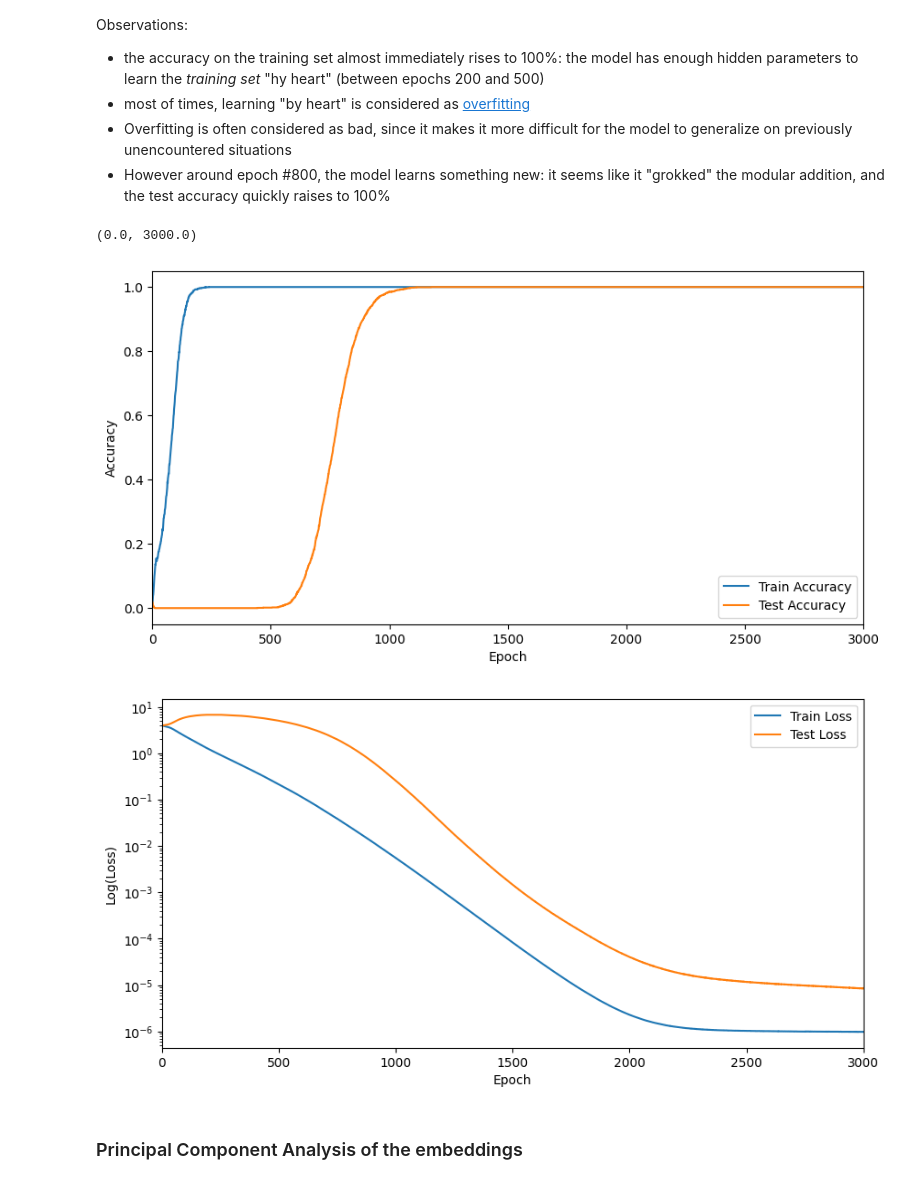
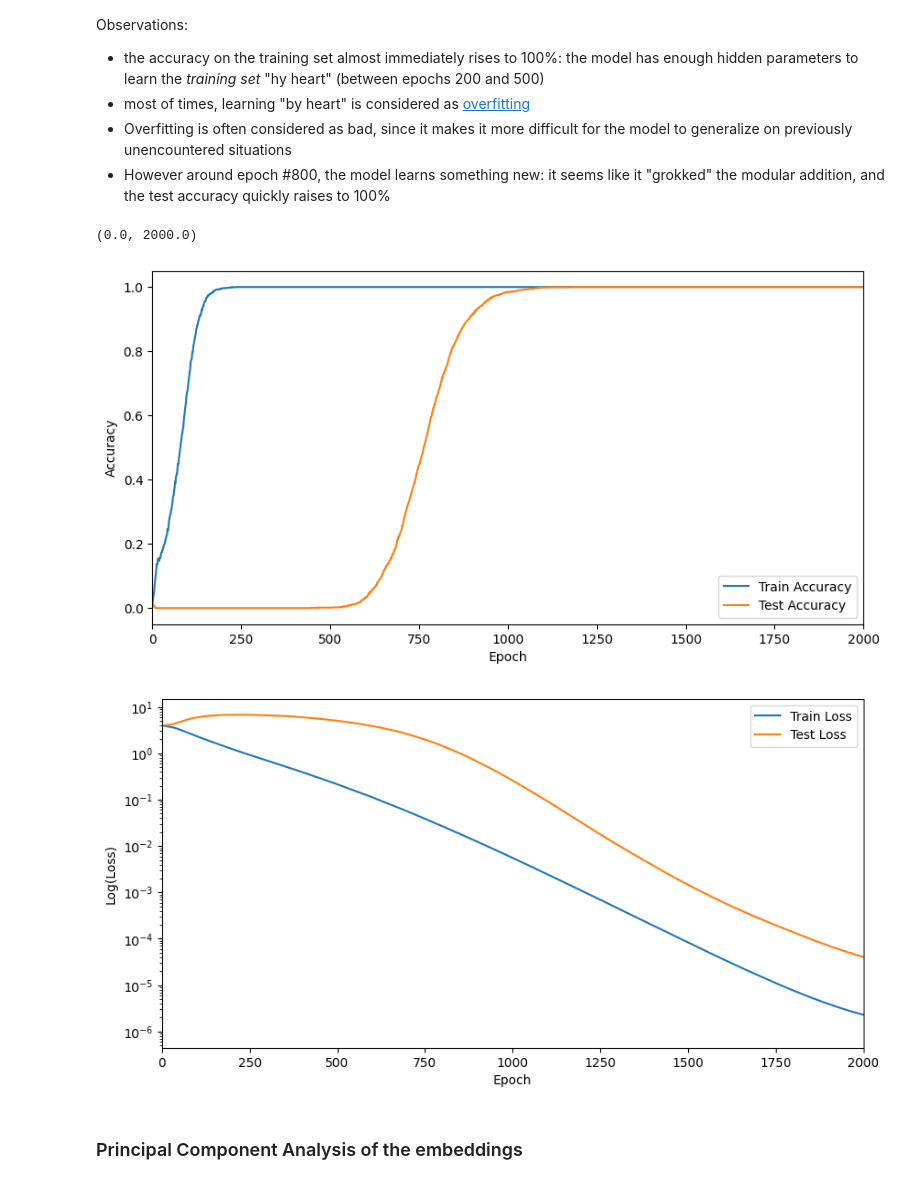
Before and after one commit to pthom/grokking, a Jupyter notebook: grokking.ipynb, the cells around one changed output. Cells and saved outputs as stored; diff of their text form; code cells hidden in the pictures.

```diff
--- a/grokking.ipynb
+++ b/grokking.ipynb
@@ -226,30 +226,30 @@ Observations:
 * Overfitting is often considered as bad, since it makes it more difficult for the model to generalize on previously unencountered situations
 * However around epoch #800, the model learns something new: it seems like it "grokked" the modular addition, and the test accuracy quickly raises to 100%
 # %%
-NB_EPOCH_PLOT = 3000
+NB_EPOCH_PLOT = 2000
 
 # Accuracy
 plt.figure(figsize=(10, 5))
 plt.plot(range(1, NB_EPOCHS + 1), train_acc_history, label='Train Accuracy')
 plt.plot(range(1, NB_EPOCHS + 1), test_acc_history, label='Test Accuracy')
 plt.xlabel('Epoch')
 plt.ylabel('Accuracy')
 plt.legend()
 plt.xlim(0,NB_EPOCH_PLOT)
 
 # Loss
 plt.figure(figsize=(10, 5))
 plt.plot(range(1, NB_EPOCHS + 1), train_loss_history, label='Train Loss')
 plt.plot(range(1, NB_EPOCHS + 1), test_loss_history, label='Test Loss')
 plt.xlabel('Epoch')
 plt.ylabel('Log(Loss)')
 plt.yscale('log')
 plt.legend()
 plt.xlim(0,NB_EPOCH_PLOT)
 # %% [output]
-(0.0, 3000.0)
+(0.0, 2000.0)
-[figure, old version]
+[figure, new version]
-[figure, old version]
+[figure, new version]
 # %% [markdown]
 ### Principal Component Analysis of the embeddings
 # %%
```
